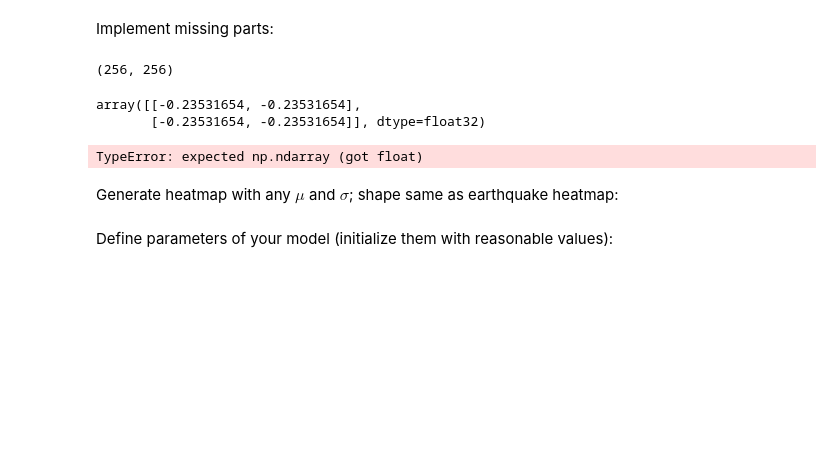
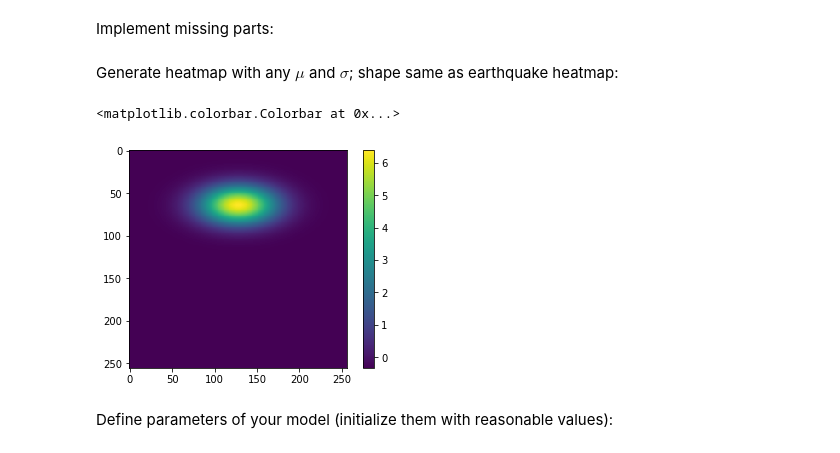
Before and after one commit to ivkonst/learning-deep-learning, a Jupyter notebook: 01_intro/seminar_pytorch_vs_numpy.ipynb, the cells around one changed output. Saved outputs shown, nothing was run; the diff lists cells and outputs as text; code cells hidden in the pictures; blank space fills up the shorter version.

```diff
--- a/01_intro/seminar_pytorch_vs_numpy.ipynb
+++ b/01_intro/seminar_pytorch_vs_numpy.ipynb
@@ -599,19 +599,6 @@ To generate heatmap we'll need Probability Dense Function (PDF) of independent 2
 $$p(x_1, x_2) = \frac{1}{2\pi \sigma_1 \sigma_2}\exp\left[{-\frac{(x_1 - \mu_1)^2}{2\sigma_1^2} - \frac{(x_2 - \mu_2)^2}{2\sigma_2^2}}\right]$$
 # %% [markdown]
 Implement missing parts:
-# %%
-earthquake_heatmap.shape
-# %% [output]
-(256, 256)
-# %%
-earthquake_heatmap[:2,:2]
-# %% [output]
-array([[-0.23531654, -0.23531654],
-       [-0.23531654, -0.23531654]], dtype=float32)
-# %%
-np.math.pi
-# %% [output]
-TypeError: expected np.ndarray (got float)
 # %%
 def gaussian_2d_pdf(coords, mu, sigma):
     """Independent 2D normal distribution PDF
@@ -622,8 +609,8 @@ def gaussian_2d_pdf(coords, mu, sigma):
         sigma (tensor of shape (2,)): sigma values
 
     """
-    normalization = 2 * torch.
-    exp = (- (coords[:,0] - mu[0])**2/(2 * sigma[0]**2) - (coords[:,0] - mu[0])**2/(2 * sigma[0]**2)).exp()
+    normalization = 2 * torch.tensor(np.math.pi) * sigma[0] * sigma[1]
+    exp = (- (coords[:,0] - mu[0])**2/(2 * sigma[0]**2) - (coords[:,1] - mu[1])**2/(2 * sigma[1]**2)).exp()
     return exp / normalization
 
 
@@ -641,12 +628,15 @@ def draw_heatmap(mu, sigma, shape):
 # %% [markdown]
 Generate heatmap with any $\mu$ and $\sigma$; shape same as earthquake heatmap:
 # %%
-mu = # your code here
-sigma = # your code here
+mu = torch.tensor([64, 128])
+sigma = torch.tensor([16, 32])
 
-heatmap = # your code here
+heatmap = draw_heatmap(mu, sigma, earthquake_heatmap.shape)
 
 plt.imshow(heatmap.numpy())
 plt.colorbar()
+# %% [output]
+<matplotlib.colorbar.Colorbar at 0x...>
+[figure, added]
 # %% [markdown]
 Define parameters of your model (initialize them with reasonable values):
```
Also changed, not shown: parts of 5 cells of this notebook.
